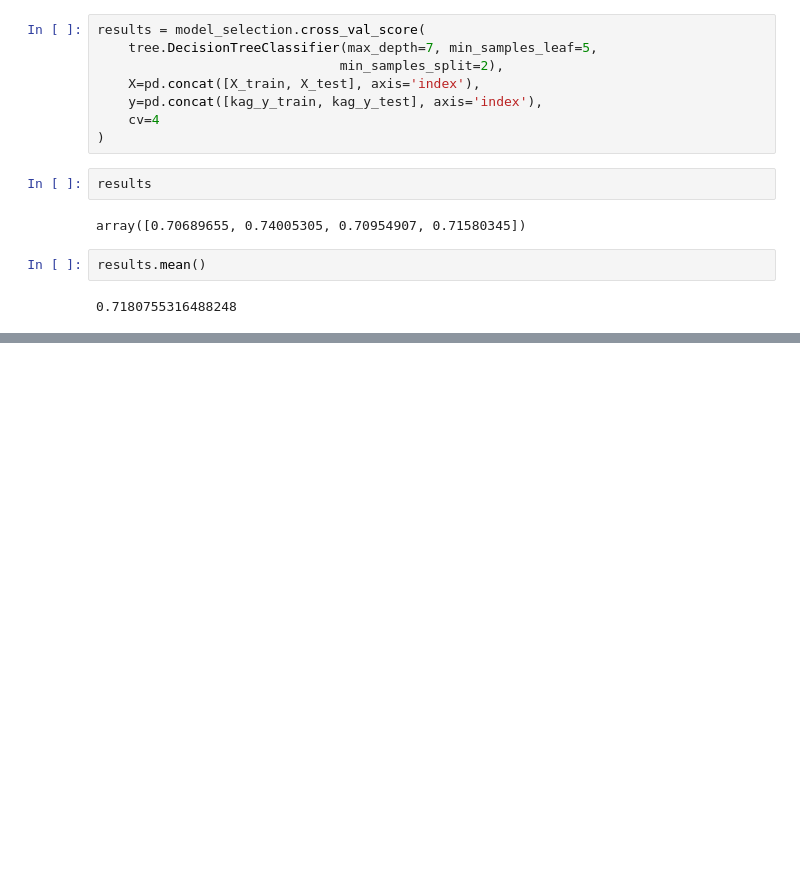
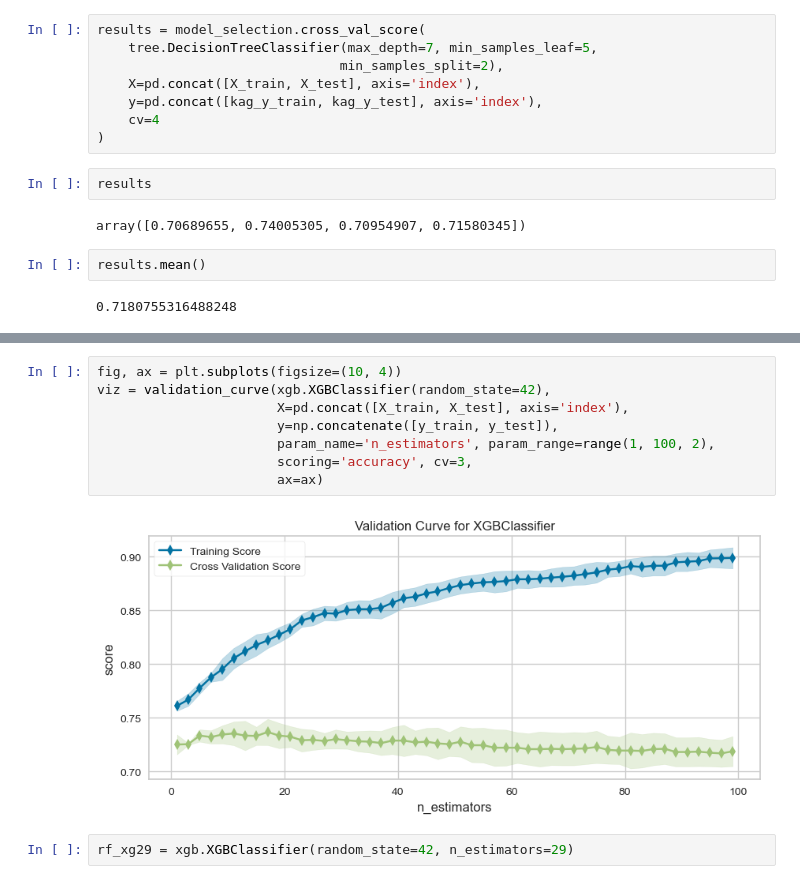
Before and after one commit to joakor89/effective_XGBoost, a Jupyter notebook: Effective XGBoost.ipynb, the cells around one changed output, grey strips where cells are left out. Drawn from its saved outputs; the diff is of its cells as text; blank space fills up the shorter version.

```diff
--- a/Effective XGBoost.ipynb
+++ b/Effective XGBoost.ipynb
@@ -920,0 +1056,12 @@ results.mean()
+# %%
+fig, ax = plt.subplots(figsize=(10, 4))
+viz = validation_curve(xgb.XGBClassifier(random_state=42),
+                       X=pd.concat([X_train, X_test], axis='index'),
+                       y=np.concatenate([y_train, y_test]),
+                       param_name='n_estimators', param_range=range(1, 100, 2),
+                       scoring='accuracy', cv=3,
+                       ax=ax)
+# %% [output]
+[figure, added]
+# %%
+rf_xg29 = xgb.XGBClassifier(random_state=42, n_estimators=29)
```
Also changed, not shown: parts of 38 cells of this notebook.
